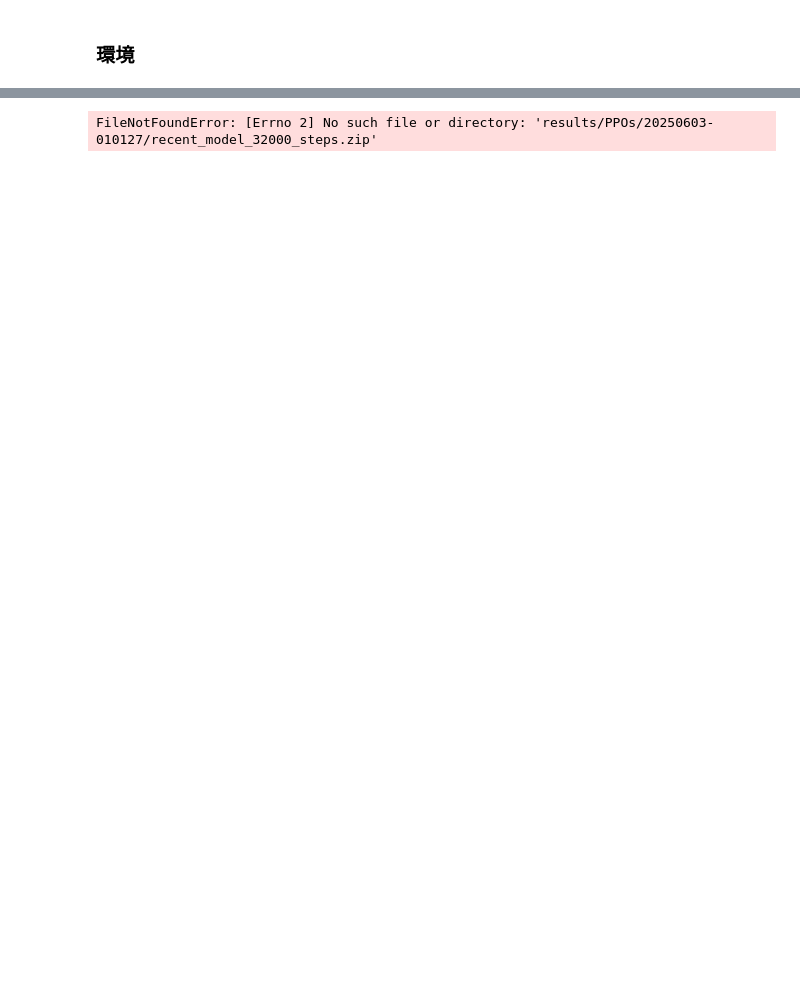
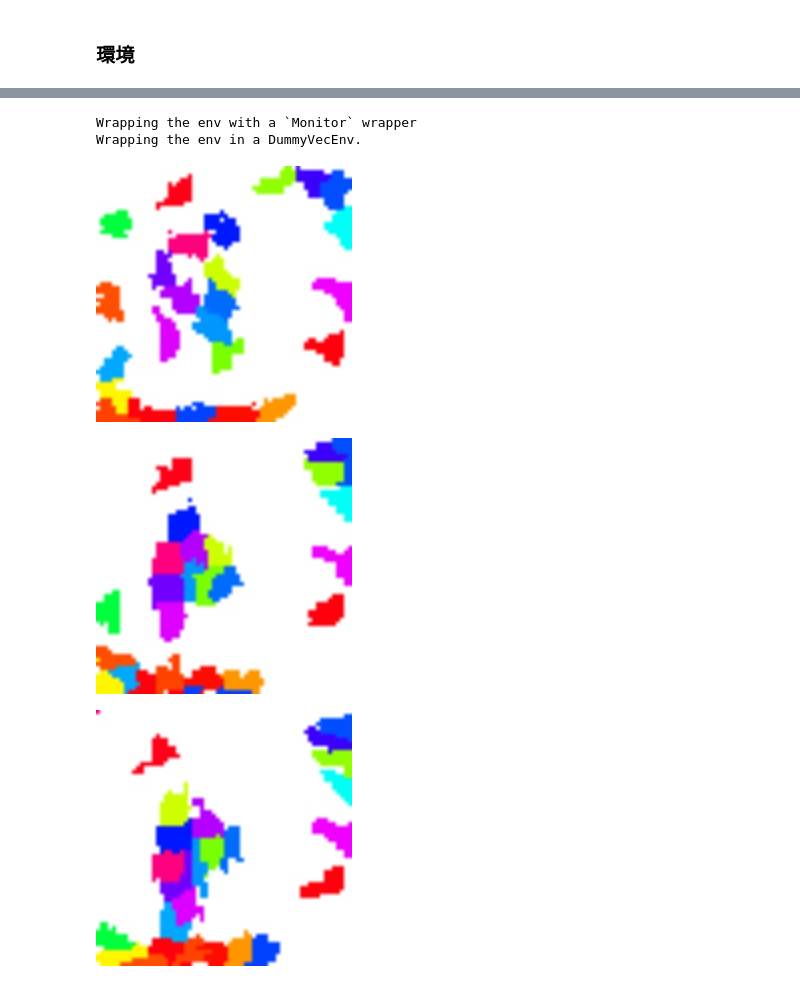
Before and after one commit to KotShinZ/cpm_torch, a Jupyter notebook: examples/ppo_to_target.ipynb, the cells around one changed output, grey strips where cells are left out. Cells and saved outputs as stored; diff of their text form; code cells hidden in the pictures; blank space fills up the shorter version.

```diff
--- a/examples/ppo_to_target.ipynb
+++ b/examples/ppo_to_target.ipynb
@@ -177,7 +253,7 @@ step = 200      # シミュレーションのエポック数
 mcs_per_step = 20 # 1エポックあたりのCPMステップ数
 diffusion_steps = 5 # 1 CPMステップあたりの拡散ステップ数
 
-model = SAC.load(os.path.join("results/PPOs/20250603-010127", "recent_model_32000_steps"), env=env)  # 学習済みモデルの読み込み
+model = SAC.load(os.path.join("results/PPOs/20250606-035043", "recent_model_17000_steps"), env=env)  # 学習済みモデルの読み込み
 
 writer = LoopWriter(filename='../results/cpm_torch_jp.mp4', fps=10) # ループ動画ライター
 writers = []
@@ -192,31 +268,35 @@ for i in tqdm(range(step), desc="ステップ"):
         action, _  = model.predict(obs, deterministic=True)  # モデルに基づいて行動を選択
         obs, reward, _ , _, _ = env.step(action)
 
     # --- 動画フレーム追加 ---
     frame_rgb = map_tensor_to_rgb(obs)
     frame_rgb = frame_rgb.where(
         obs[:, :, 1].unsqueeze(-1) <= 0,  # ターゲットチャンネルが0より大きい場合に色を適用
         torch.tensor([0, 0, 0], dtype=torch.uint8, device=frame_rgb.device)  # 黒色で上書き
     )
     frame_rgb = zoom(frame_rgb, 4)  # サイズを調整
     # resize = (256, 256)  # 動画フレームのサイズを指定
     writer.add(frame_rgb)
 
     for i, channel in enumerate(config.diffusion_channels):
         area = obs[:, :, channel].unsqueeze(-1).repeat(1, 1, 3)  # 面積チャンネルをRGBに変換
         area_min = area.min()
         area_max = area.max()
         area = (area - 0) / (1 - 0) * 255  # 正規化して0-255の範囲に変換
         # area = area.where(
         #     obs[:, :, 1].unsqueeze(-1) <= 0,  # ターゲットチャンネルが0より大きい場合に色を適用
         #     torch.tensor([0, 0, 0], dtype=torch.uint8, device=area.device)  # 黒色で上書き
         # )
         area = zoom(area, 4)  # サイズを調整
         writers[i].add(area)
 
 writer.close()
 for w in writers:
     w.close()
 imshow_map_target(obs)
 # %% [output]
-FileNotFoundError: [Errno 2] No such file or directory: 'results/PPOs/20250603-010127/recent_model_32000_steps.zip'
+Wrapping the env with a `Monitor` wrapper
+Wrapping the env in a DummyVecEnv.
+[figure, added]
+[figure, added]
+[figure, added]
```
Also changed, not shown: parts of 6 cells of this notebook, 43 other files.
